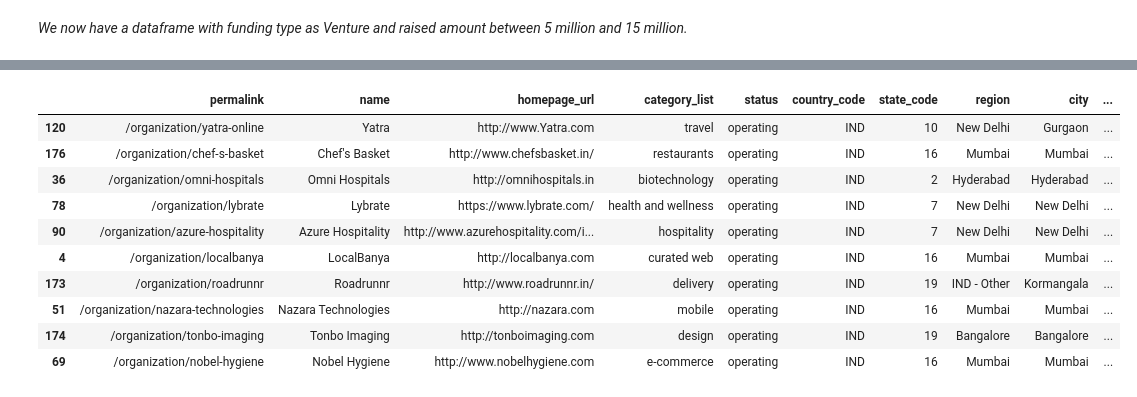
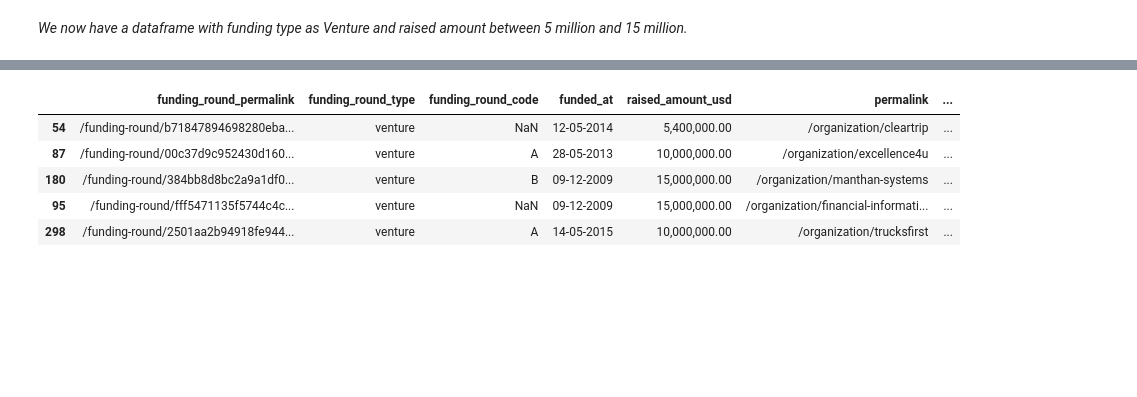
Before and after one commit to subhasisj/Upgrad-PGD-ML---AI, a Jupyter notebook: Assignments/Investment_Analysis_Assignment/Notebooks/Investment_analysis_assignment.ipynb, the cells around one changed output, grey strips where cells are left out. Saved outputs shown, nothing was run; the diff lists cells and outputs as text; code cells hidden in the pictures; blank space fills up the shorter version.

```diff
--- a/Assignments/Investment_Analysis_Assignment/Notebooks/Investment_analysis_assignment.ipynb
+++ b/Assignments/Investment_Analysis_Assignment/Notebooks/Investment_analysis_assignment.ipynb
@@ -563,6 +586,6 @@ master_frame.tail()
 # %%
 # Now lets join the master_frame and mapping dataframes.
-df_primary_sector = master_frame.merge(df_mapping, how='inner')#,left_on = 'primary_sector',right_on = 'category_list')
+df_primary_sector = master_frame.merge(df_mapping, how='left',left_on = 'primary_sector',right_on = 'category_list',suffixes=(None,'_mapping'))
 # %%
 df_primary_sector.sample(10)
 # %% [output]
@@ -584,6 +607,8 @@ df_primary_sector['main_sector'] = df_primary_sector[df_primary_sector.columns[-
 # Now remove the One hot encoded columns
 columns_to_be_removed = df_primary_sector.columns[-10:-1].values
 df_primary_sector = df_primary_sector.loc[:,~df_primary_sector.columns.isin(columns_to_be_removed)]
+# %%
+df_primary_sector.drop('category_list_mapping', axis=1, inplace=True)
 # %%
 df_primary_sector.head()
 # %% [output]
@@ -691,5 +732,5 @@ D1.sample(10)
 # %%
-# Performing the above steps for GBR & IND
+# Performing the above steps for USA,GBR & IND
 
 def add_investment_details_per_sector(df):
     '''
@@ -697,9 +738,13 @@ def add_investment_details_per_sector(df):
 
         This function takes an input dataframe and adds count and total sum of investments to it after performing groupby
         and aggregation operations.
+        Also returns the count and sum of investments separately
     '''
-    df_count_of_investments = df.groupby('main_sector')[['main_sector']].count().rename(columns = {'main_sector':'count_of_investments'}).reset_index()
+    df_count_of_investments = df.groupby('main_sector')[['main_sector']].count().rename(columns = {'main_sector':'count_of_investments'})
     df = df.merge(df_count_of_investments, on = 'main_sector',how='left')
-    df_total_of_investments = df.groupby('main_sector')[['raised_amount_usd']].sum().rename(columns = {'raised_amount_usd':'total_amount_of_investments'}).reset_index()
-    df = df.merge(D1_total_of_investments, on = 'main_sector',how='left')
-    return df
+    df_total_of_investments = df.groupby('main_sector')[['raised_amount_usd']].sum().rename(columns = {'raised_amount_usd':'total_amount_of_investments'})
+    df = df.merge(df_total_of_investments, on = 'main_sector',how='left')
+    df_count_of_investments=df_count_of_investments.count_of_investments.sort_values(ascending=False).reset_index()
+    df_total_of_investments=df_total_of_investments.total_amount_of_investments.sort_values(ascending=False).reset_index()
+
+    return df,df_count_of_investments,df_total_of_investments
@@ -723,17 +757,12 @@ D2.sample(10)
 # %%
 D3 = df_venture_within_invst_range[df_venture_within_invst_range.country_code == 'IND']
-D3 = add_investment_details_per_sector(D3)
+D3,D3_count_of_investments,D3_total_of_investments = add_investment_details_per_sector(D3)
 # %%
-D3.sample(10)
+D3.sample(5)
 # %% [output]
-|  | permalink | name | homepage_url | category_list | status | country_code | state_code | region | city | ... |
-| 120 | /organization/yatra-online | Yatra | http://www.Yatra.com | travel | operating | IND | 10 | New Delhi | Gurgaon | ... |
-| 176 | /organization/chef-s-basket | Chef's Basket | http://www.chefsbasket.in/ | restaurants | operating | IND | 16 | Mumbai | Mumbai | ... |
-| 36 | /organization/omni-hospitals | Omni Hospitals | http://omnihospitals.in | biotechnology | operating | IND | 2 | Hyderabad | Hyderabad | ... |
-| 78 | /organization/lybrate | Lybrate | https://www.lybrate.com/ | health and wellness | operating | IND | 7 | New Delhi | New Delhi | ... |
-| 90 | /organization/azure-hospitality | Azure Hospitality | http://www.azurehospitality.com/i... | hospitality | operating | IND | 7 | New Delhi | New Delhi | ... |
-| 4 | /organization/localbanya | LocalBanya | http://localbanya.com | curated web | operating | IND | 16 | Mumbai | Mumbai | ... |
-| 173 | /organization/roadrunnr | Roadrunnr | http://www.roadrunnr.in/ | delivery | operating | IND | 19 | IND - Other | Kormangala | ... |
-| 51 | /organization/nazara-technologies | Nazara Technologies | http://nazara.com | mobile | operating | IND | 16 | Mumbai | Mumbai | ... |
-| 174 | /organization/tonbo-imaging | Tonbo Imaging | http://tonboimaging.com | design | operating | IND | 19 | Bangalore | Bangalore | ... |
-| 69 | /organization/nobel-hygiene | Nobel Hygiene | http://www.nobelhygiene.com | e-commerce | operating | IND | 16 | Mumbai | Mumbai | ... |
+|  | funding_round_permalink | funding_round_type | funding_round_code | funded_at | raised_amount_usd | permalink | ... |
+| 54 | /funding-round/b71847894698280eba... | venture | NaN | 12-05-2014 | 5,400,000.00 | /organization/cleartrip | ... |
+| 87 | /funding-round/00c37d9c952430d160... | venture | A | 28-05-2013 | 10,000,000.00 | /organization/excellence4u | ... |
+| 180 | /funding-round/384bb8d8bc2a9a1df0... | venture | B | 09-12-2009 | 15,000,000.00 | /organization/manthan-systems | ... |
+| 95 | /funding-round/fff5471135f5744c4c... | venture | NaN | 09-12-2009 | 15,000,000.00 | /organization/financial-informati... | ... |
+| 298 | /funding-round/2501aa2b94918fe944... | venture | A | 14-05-2015 | 10,000,000.00 | /organization/trucksfirst | ... |
```
Also changed, not shown: parts of 96 cells of this notebook.
